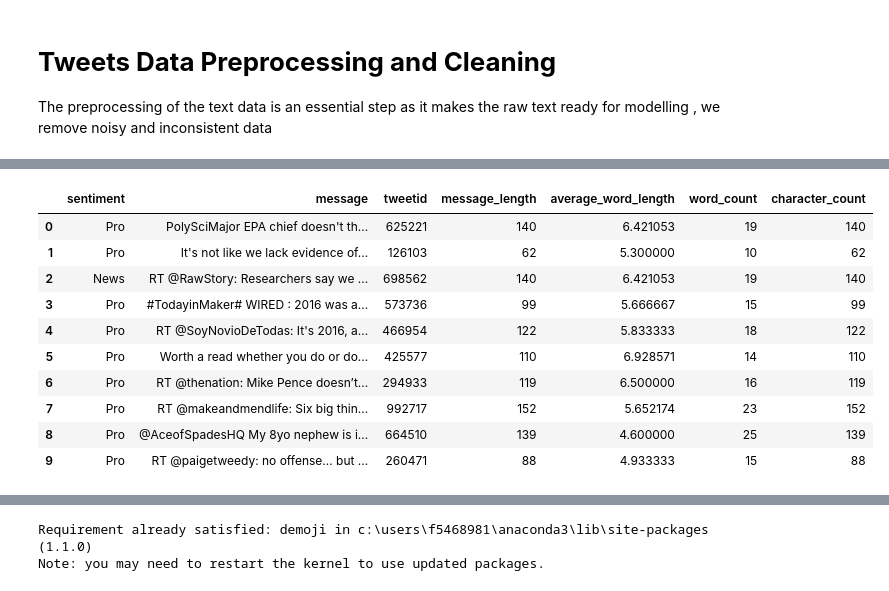
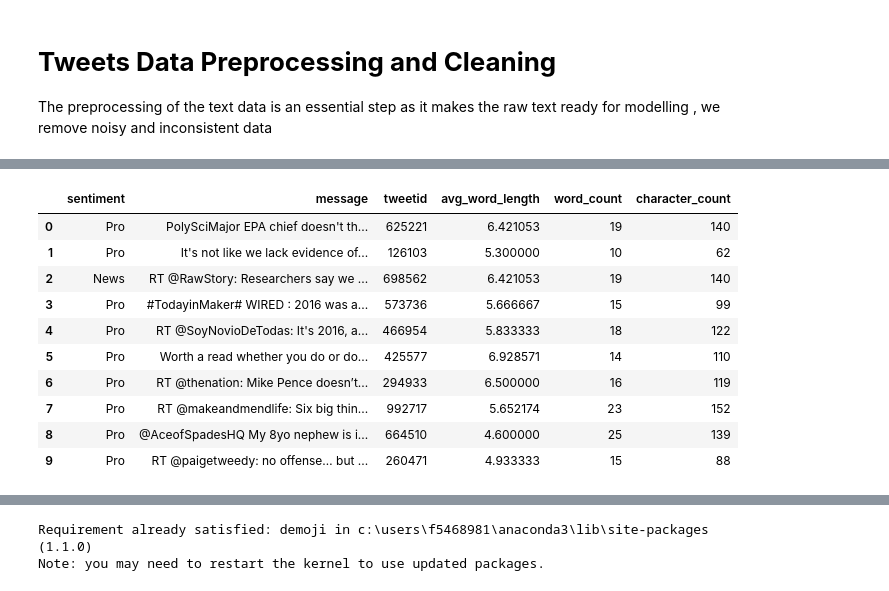
Before and after one commit to TEAMCBB3Classificationpredict/predict-notebook, a Jupyter notebook: EDSA CLIMATE NOTEBOOK.ipynb, the cells around one changed output, grey strips where cells are left out. Drawn from its saved outputs; the diff is of its cells as text; code cells hidden in the pictures.

```diff
--- a/EDSA CLIMATE NOTEBOOK.ipynb
+++ b/EDSA CLIMATE NOTEBOOK.ipynb
@@ -308,8 +310,8 @@ plt.show()
 # %%
 #Plot the distribution of the tweet length per class using a histogram.
 plt.figure(figsize=(20,15))
-train['message_length'] = train['message'].apply(len)
-g = sns.FacetGrid(train,col='sentiment')
+df_train['message_length'] = df_train['message'].apply(len)
+g = sns.FacetGrid(df_train,col='sentiment')
 g.map(plt.hist,'message_length')
 plt.show()
 # %% [output]
@@ -356,7 +358,7 @@ def top_tweet_unigrams(corpus, n=None):
     return words_freq[:n]
 
 plt.figure(figsize=(10,5))
-top_tweet_unigram = top_tweet_unigrams(train['message'])[:20]
+top_tweet_unigram = top_tweet_unigrams(df_train['message'])[:20]
 x,y = map(list,zip(*top_tweet_unigram))
 sns.barplot(x=y, y=x)
 # %% [output]
@@ -373,7 +375,7 @@ def top_tweet_bigrams(corpus, n=None):
     return words_freq[:n]
 
 plt.figure(figsize=(10,5))
-top_tweet_bigram = top_tweet_bigrams(train['message'])[:20]
+top_tweet_bigram = top_tweet_bigrams(df_train['message'])[:20]
 x,y=map(list,zip(*top_tweet_bigram))
 sns.barplot(x=y,y=x)
 # %% [output]
@@ -442,7 +444,7 @@ def average_word_length(x):
     return np.mean([len(i) for i in x])
 
 # Broadcast to text column
-df['average_word_length'] = df['message'].apply(average_word_length)
+df['avg_word_length'] = df['message'].apply(average_word_length)
 
 # Split so we can use updated train set with new feature
 df = df[:len(df)]
@@ -451,13 +453,13 @@ df = df[:len(df)]
 fig = plt.subplots(figsize = (10, 5))
 
 # Create graphs
-sns.kdeplot(df['average_word_length'][df['sentiment'] == 0], shade = True, label = 'Neutral')
-sns.kdeplot(df['average_word_length'][df['sentiment'] == 1], shade = True, label = 'Pro')
-sns.kdeplot(df['average_word_length'][df['sentiment'] == 2], shade = True, label = 'News')
-sns.kdeplot(df['average_word_length'][df['sentiment'] == -1], shade = True, label = 'Anti')
+sns.kdeplot(df['avg_word_length'][df['sentiment'] == 0], shade = True, label = 'Neutral')
+sns.kdeplot(df['avg_word_length'][df['sentiment'] == 1], shade = True, label = 'Pro')
+sns.kdeplot(df['avg_word_length'][df['sentiment'] == 2], shade = True, label = 'News')
+sns.kdeplot(df['avg_word_length'][df['sentiment'] == -1], shade = True, label = 'Anti')
 
 # Set title
-plt.title('Distribution of Tweet Average Word Length')
+plt.title('Distribution of Message Average Word Length')
 plt.xlabel('Average Word Length')
 plt.ylabel('Sentiment Probability')
 
@@ -516,45 +518,45 @@ plt.show()
 # convert text into numbers
 def sentiment(df):
     """
-    This function converts the classes from
+    This function converts the sentiments from
     numbers into words
 
     Input:
     dataframe: original tweets
     datatype: Dataframe
 
     output:Dataframe
     datatype: dataframe
 
     """
     sentiment = df['sentiment']
     sentiment_class = []
     for i in sentiment:
         if i == 1:
             sentiment_class.append('Pro')
         elif i == 0:
             sentiment_class.append('Neutral')
         elif i == -1:
             sentiment_class.append('Anti')
         else:
             sentiment_class.append('News')
 
     df['sentiment'] = sentiment_class
     return df
 df = sentiment(df)
 df.head(10)
 # %% [output]
-|  | sentiment | message | tweetid | message_length | average_word_length | word_count | character_count |
-| 0 | Pro | PolySciMajor EPA chief doesn't th... | 625221 | 140 | 6.421053 | 19 | 140 |
-| 1 | Pro | It's not like we lack evidence of... | 126103 | 62 | 5.300000 | 10 | 62 |
-| 2 | News | RT @RawStory: Researchers say we ... | 698562 | 140 | 6.421053 | 19 | 140 |
-| 3 | Pro | #TodayinMaker# WIRED : 2016 was a... | 573736 | 99 | 5.666667 | 15 | 99 |
-| 4 | Pro | RT @SoyNovioDeTodas: It's 2016, a... | 466954 | 122 | 5.833333 | 18 | 122 |
-| 5 | Pro | Worth a read whether you do or do... | 425577 | 110 | 6.928571 | 14 | 110 |
-| 6 | Pro | RT @thenation: Mike Pence doesn’t... | 294933 | 119 | 6.500000 | 16 | 119 |
-| 7 | Pro | RT @makeandmendlife: Six big thin... | 992717 | 152 | 5.652174 | 23 | 152 |
-| 8 | Pro | @AceofSpadesHQ My 8yo nephew is i... | 664510 | 139 | 4.600000 | 25 | 139 |
-| 9 | Pro | RT @paigetweedy: no offense… but ... | 260471 | 88 | 4.933333 | 15 | 88 |
+|  | sentiment | message | tweetid | avg_word_length | word_count | character_count |
+| 0 | Pro | PolySciMajor EPA chief doesn't th... | 625221 | 6.421053 | 19 | 140 |
+| 1 | Pro | It's not like we lack evidence of... | 126103 | 5.300000 | 10 | 62 |
+| 2 | News | RT @RawStory: Researchers say we ... | 698562 | 6.421053 | 19 | 140 |
+| 3 | Pro | #TodayinMaker# WIRED : 2016 was a... | 573736 | 5.666667 | 15 | 99 |
+| 4 | Pro | RT @SoyNovioDeTodas: It's 2016, a... | 466954 | 5.833333 | 18 | 122 |
+| 5 | Pro | Worth a read whether you do or do... | 425577 | 6.928571 | 14 | 110 |
+| 6 | Pro | RT @thenation: Mike Pence doesn’t... | 294933 | 6.500000 | 16 | 119 |
+| 7 | Pro | RT @makeandmendlife: Six big thin... | 992717 | 5.652174 | 23 | 152 |
+| 8 | Pro | @AceofSpadesHQ My 8yo nephew is i... | 664510 | 4.600000 | 25 | 139 |
+| 9 | Pro | RT @paigetweedy: no offense… but ... | 260471 | 4.933333 | 15 | 88 |
 # %%
 # Extract the hashtags from the tweets
 def extract_hashtags(df):
```
Also changed, not shown: parts of 60 cells of this notebook.
